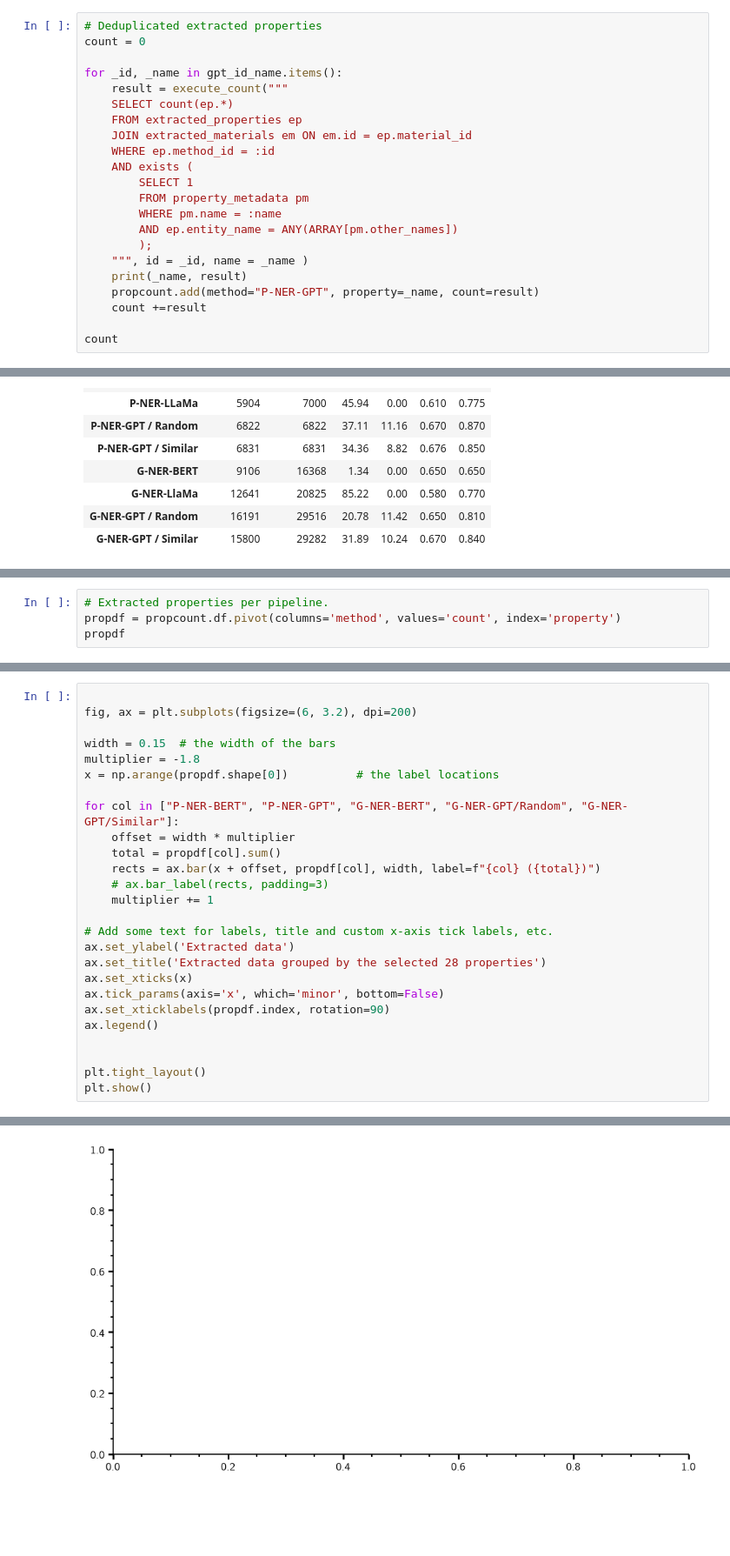
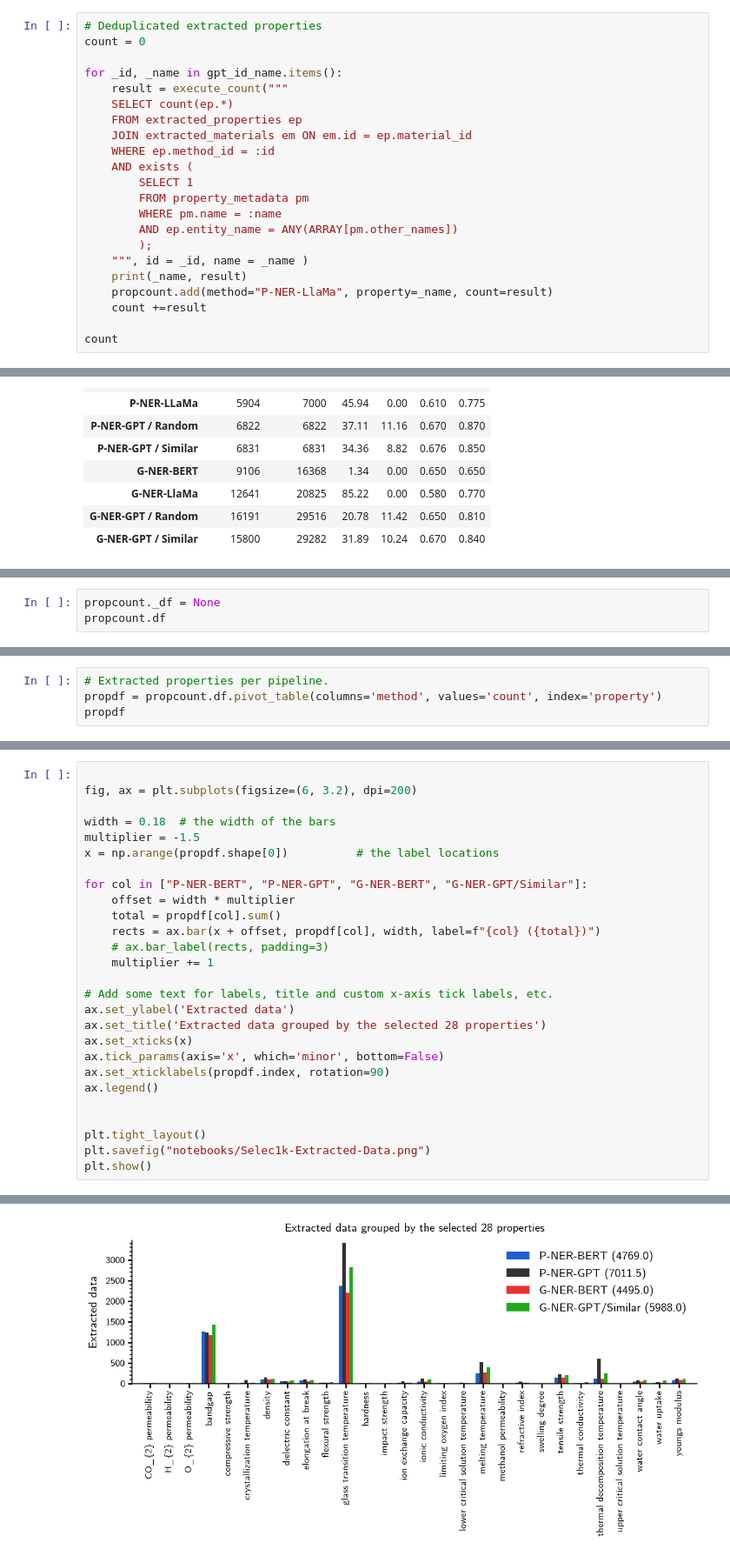
Before and after one commit to Ramprasad-Group/PromptDataExtraction, a Jupyter notebook: notebooks/Analyze-Select-1k.ipynb, the cells around one changed output, grey strips where cells are left out. Shown: that part at 87% size. Cells and saved outputs as stored; diff of their text form; blank space fills up the shorter version.

Commit message:
Fix extracted data barplot

```diff
--- a/notebooks/Analyze-Select-1k.ipynb
+++ b/notebooks/Analyze-Select-1k.ipynb
@@ -1172,7 +1173,7 @@ for _id, _name in gpt_id_name.items():
         );
     """, id = _id, name = _name )
     print(_name, result)
-    propcount.add(method="P-NER-GPT", property=_name, count=result)
+    propcount.add(method="P-NER-LlaMa", property=_name, count=result)
     count +=result
 
 count
@@ -1438,0 +1436,3 @@ KeyError: 'property'
+# %%
+propcount._df = None
+propcount.df
@@ -1439,5 +1480,5 @@ KeyError: 'property'
 # %%
 # Extracted properties per pipeline.
-propdf = propcount.df.pivot(columns='method', values='count', index='property')
+propdf = propcount.df.pivot_table(columns='method', values='count', index='property')
 propdf
 # %% [output]
@@ -1446,11 +1504,11 @@ ValueError: Index contains duplicate entries, cannot reshape
 
 fig, ax = plt.subplots(figsize=(6, 3.2), dpi=200)
 
-width = 0.15  # the width of the bars
-multiplier = -1.8
+width = 0.18  # the width of the bars
+multiplier = -1.5
 x = np.arange(propdf.shape[0])          # the label locations
 
-for col in ["P-NER-BERT", "P-NER-GPT", "G-NER-BERT", "G-NER-GPT/Random", "G-NER-GPT/Similar"]:
+for col in ["P-NER-BERT", "P-NER-GPT", "G-NER-BERT", "G-NER-GPT/Similar"]:
     offset = width * multiplier
     total = propdf[col].sum()
     rects = ax.bar(x + offset, propdf[col], width, label=f"{col} ({total})")
@@ -1467,5 +1525,6 @@ ax.legend()
 
 
 plt.tight_layout()
+plt.savefig("notebooks/Selec1k-Extracted-Data.png")
 plt.show()
 # %% [output]
@@ -1473 +1531 @@ KeyError: 'P-NER-BERT'
-[figure, old version]
+[figure, new version]
```
Also changed, not shown: parts of 21 cells of this notebook.
